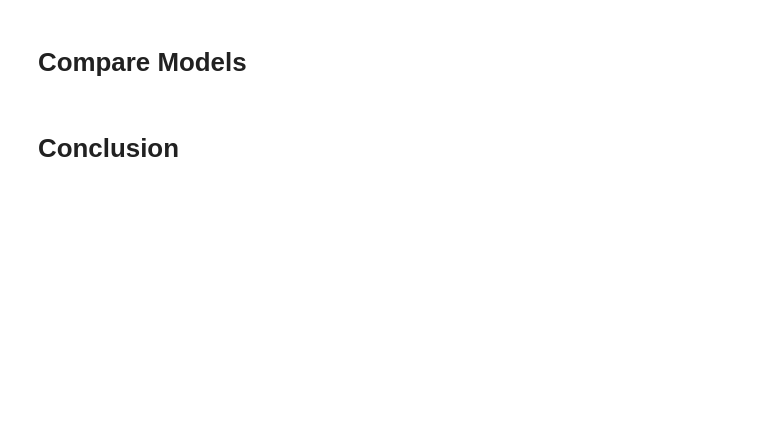
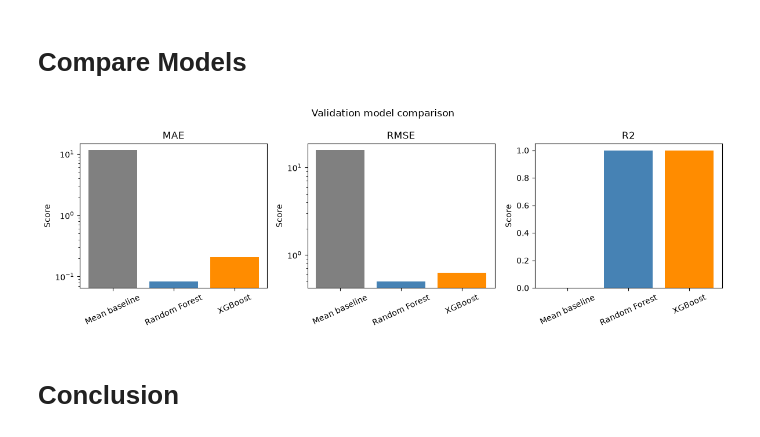
Before and after one commit to Amansoni045/Semester_5_AML_DL, a Jupyter notebook: notebooks/04.ModelEvaluation/01_ml_model_comparison.ipynb, the cells around one changed output. Saved outputs shown, nothing was run; the diff lists cells and outputs as text; code cells hidden in the pictures; blank space fills up the shorter version.

```diff
--- a/notebooks/04.ModelEvaluation/01_ml_model_comparison.ipynb
+++ b/notebooks/04.ModelEvaluation/01_ml_model_comparison.ipynb
@@ -58,17 +69,21 @@ display(comparison.round(4))
 # %%
 fig, axes = plt.subplots(1, 3, figsize=(12, 4))
 for ax, metric in zip(axes, ['MAE', 'RMSE', 'R2']):
     ax.bar(comparison['model'], comparison[metric], color=['gray', 'steelblue', 'darkorange'])
     ax.set_title(metric)
     ax.tick_params(axis='x', rotation=25)
     ax.set_ylabel('Score')
+    if metric in ['MAE', 'RMSE']:
+        ax.set_yscale('log')
 fig.suptitle('Validation model comparison')
 fig.tight_layout()
 output_dir = data_dir / '04.ModelEvaluation'
 output_dir.mkdir(parents=True, exist_ok=True)
 fig.savefig(output_dir / 'model_comparison.png', dpi=150, bbox_inches='tight')
 plt.show()
 comparison.to_csv(output_dir / 'model_comparison.csv', index=False)
+# %% [output]
+[figure, added]
 # %% [markdown]
 # Conclusion
 # %%
```
Also changed, not shown: parts of 4 cells of this notebook, 4 other files.
